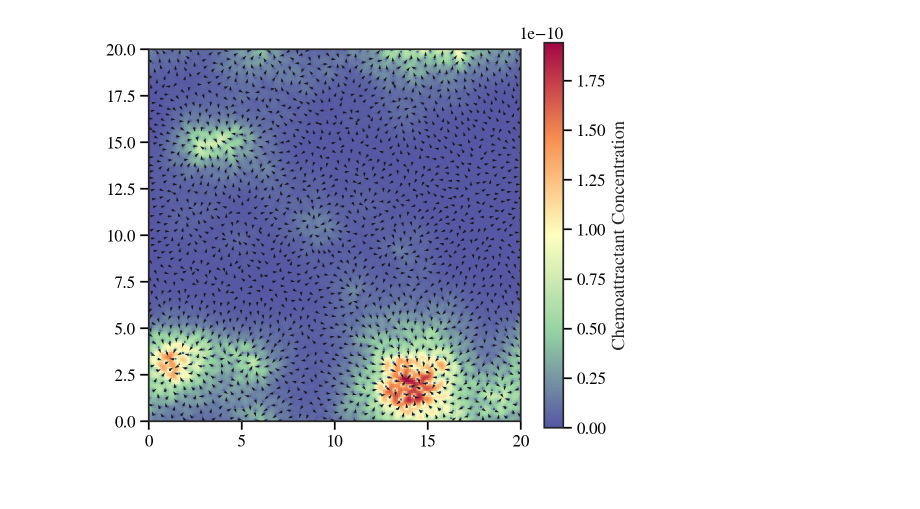
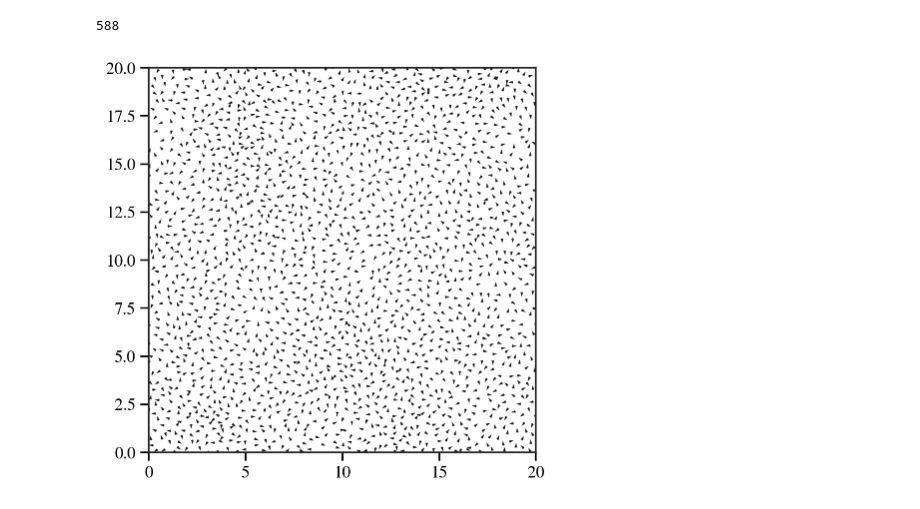
Before and after one commit to Than-Mark/Swarmalators-Experiment-Mobile, a Jupyter notebook: PJT_chemo_hyperuniform/test.ipynb, the cells around one changed output. Saved outputs shown, nothing was run; the diff lists cells and outputs as text; code cells hidden in the pictures.

Commit message:
chemoHU Continuum model

```diff
--- a/PJT_chemo_hyperuniform/test.ipynb
+++ b/PJT_chemo_hyperuniform/test.ipynb
@@ -55,5 +55,9 @@ import pandas as pd
 
 SAVE_PATH = r"F:\MS_ExperimentData\general"
 # SAVE_PATH = r"D:\MS_ExperimentData\general"
+# %%
+21 * 7 * 4
+# %% [output]
+588
 # %%
 self = model = ParticleBasedChemotaxis(
@@ -66,9 +70,9 @@ self = model = ParticleBasedChemotaxis(
 # %%
 model.run(10000)
 # %%
-model.plot()
+model.plot(showField=False)
 # %% [output]
-[figure, old version]
+[figure, new version]
 # %%
 adjMulti = model.cellNumInLine / model.boundaryLength
 # cPosition = model.cPosition.reshape(model.cellNumInLine, model.cellNumInLine, 2)
```
Also changed, not shown: parts of 5 cells of this notebook, 1 other file.
